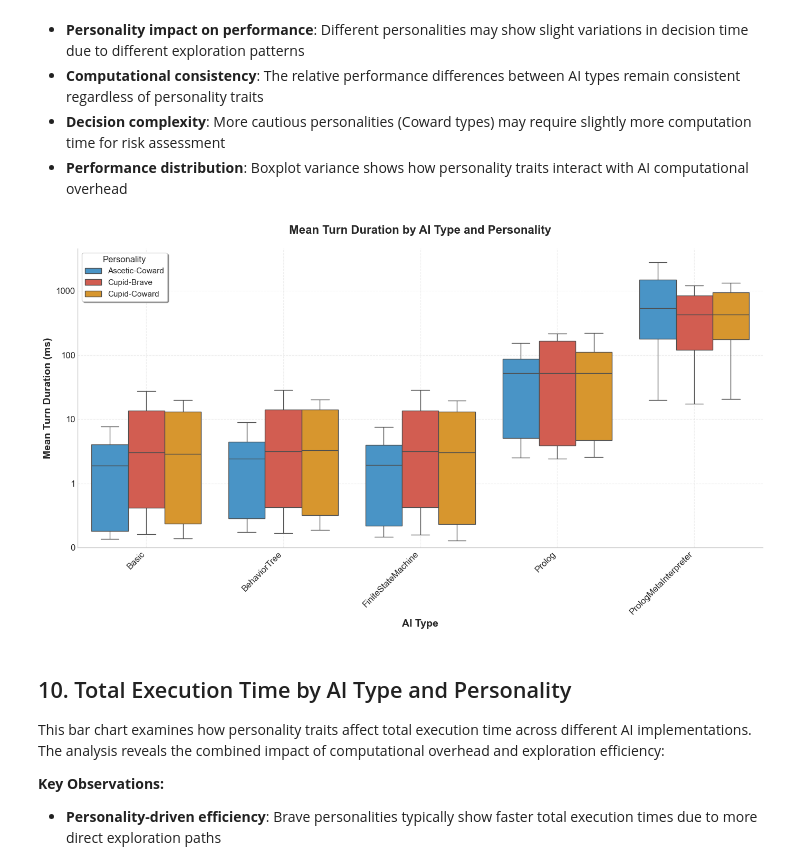
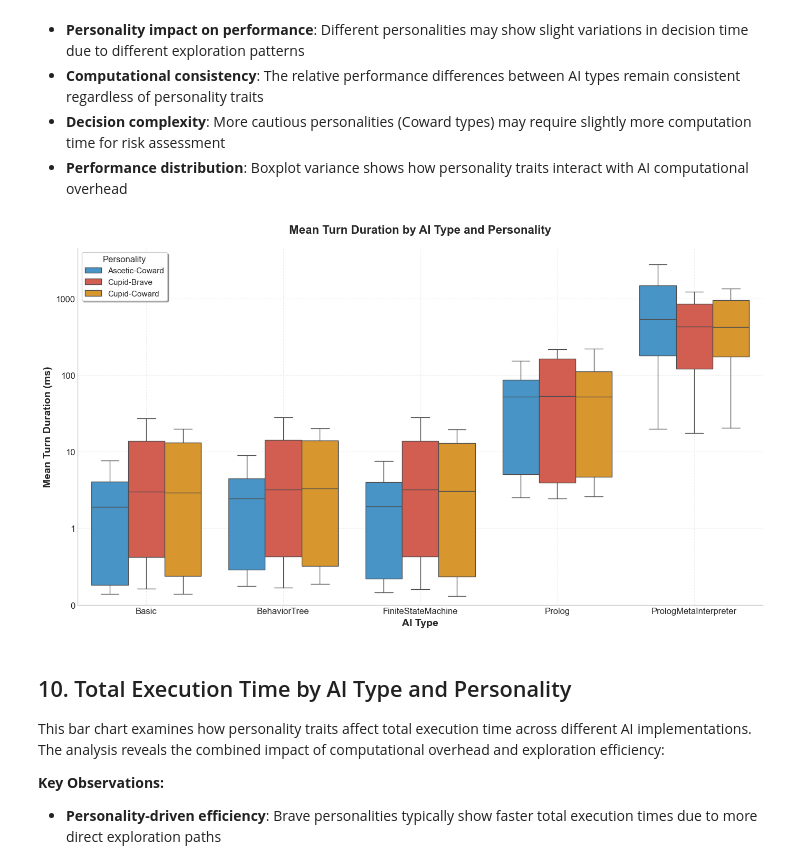
Before and after one commit to lapeyrade/WumpusWorld, a Jupyter notebook: data/data_analysis.ipynb, the cells around one changed output. Cells and saved outputs as stored; diff of their text form; code cells hidden in the pictures.

Commit message:
remove 45degree rotation for x legend

```diff
--- a/data/data_analysis.ipynb
+++ b/data/data_analysis.ipynb
@@ -582,33 +582,30 @@ This boxplot analyzes the interaction between AI implementation and personality
 # %%
 plt.figure(figsize=(14, 8))
 ax = sns.boxplot(x="ai_type", y="mean_turn", hue="personality", data=df,
                  showfliers=False, palette=personality_colors)
 plt.title("Mean Turn Duration by AI Type and Personality",
           fontweight='bold', pad=20)
 plt.yscale("log")
 plt.xlabel("AI Type", fontweight='bold')
 plt.ylabel("Mean Turn Duration (ms)", fontweight='bold')
-
-# Rotate x-axis labels for better readability
-plt.xticks(rotation=45, ha='right')
 
 # Customize legend
 handles, labels = ax.get_legend_handles_labels()
 ax.legend(handles, labels, title='Personality', title_fontsize=12,
           loc='upper left', frameon=True, fancybox=True, shadow=True)
 
 # Format y-axis to show actual values on log scale
 ax.yaxis.set_major_formatter(ScalarFormatter())
 ax.set_ylim(bottom=0.1)
 
 # Add grid
 ax.grid(True, alpha=0.3, linestyle='--')
 
 plt.tight_layout()
 plt.savefig('./figures/ai_type_personality_mean_turn.pdf', dpi=300, bbox_inches='tight')
 plt.show()
 # %% [output]
-[figure, old version]
+[figure, new version]
 # %% [markdown]
 ## 10. Total Execution Time by AI Type and Personality
 
```
Also changed, not shown: parts of 1 cell of this notebook, 2 other files.
